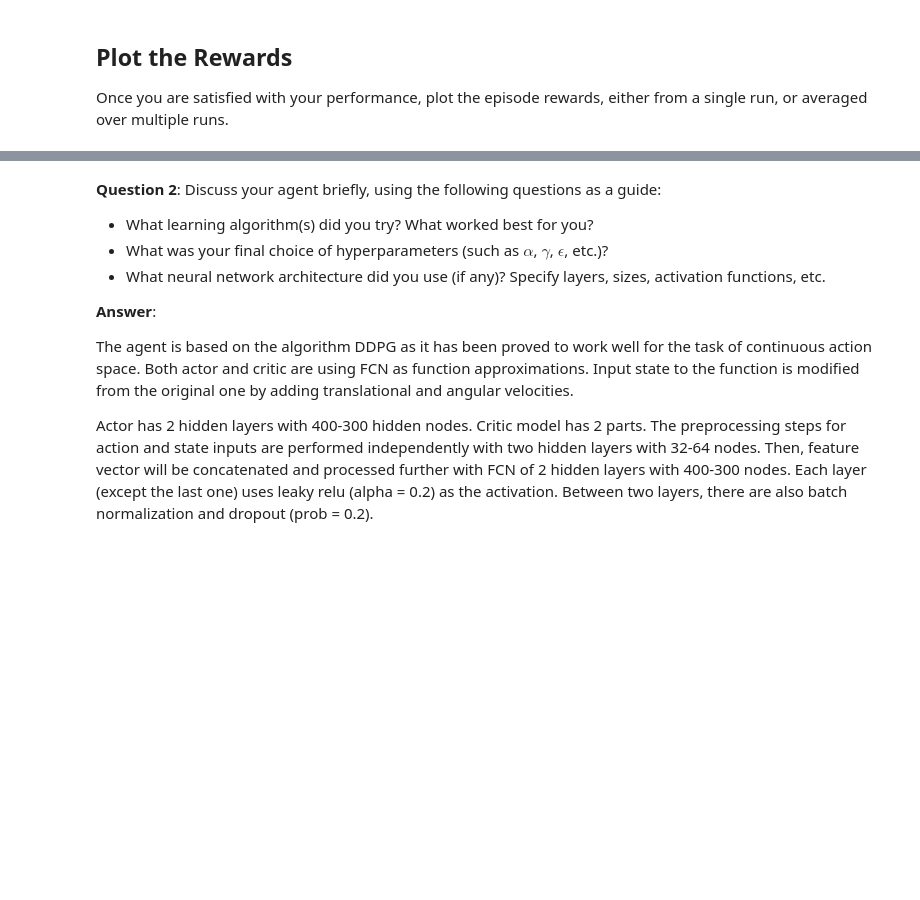
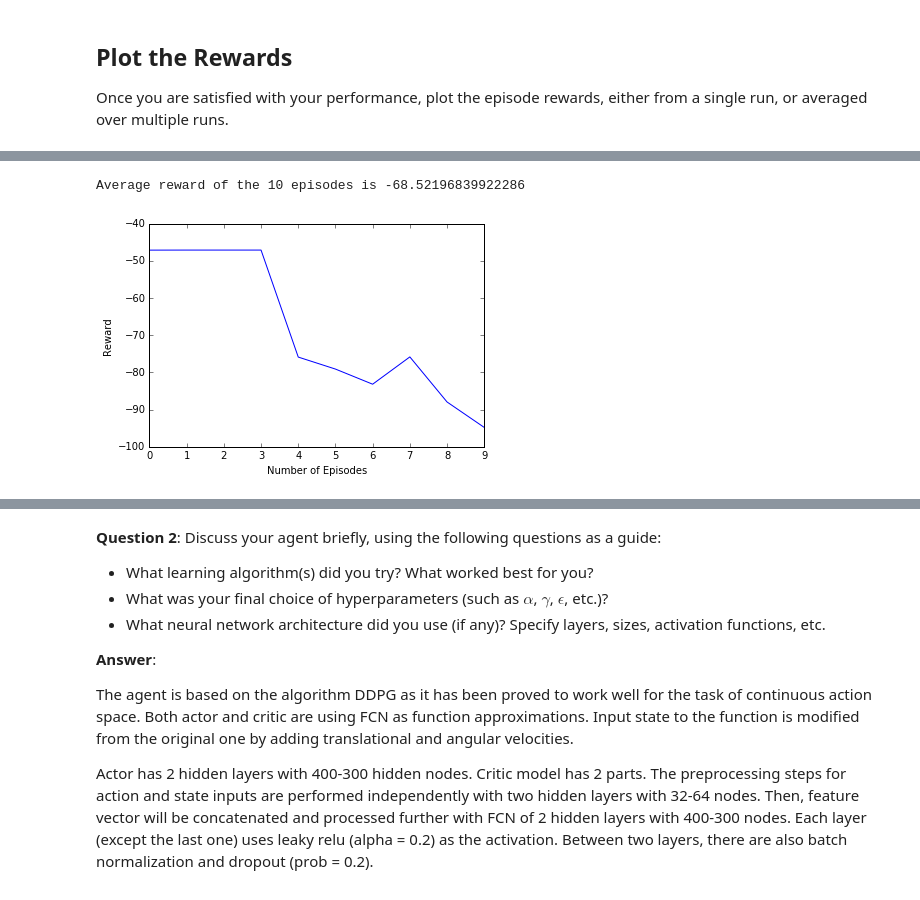
Before and after one commit to pathpot/deep-learning-exercise, a Jupyter notebook: RL-Quadcopter-2/Quadcopter_Project.ipynb, the cells around one changed output, grey strips where cells are left out. Drawn from its saved outputs; the diff is of its cells as text; code cells hidden in the pictures; blank space fills up the shorter version.

```diff
--- a/RL-Quadcopter-2/Quadcopter_Project.ipynb
+++ b/RL-Quadcopter-2/Quadcopter_Project.ipynb
@@ -284,0 +303,9 @@ Average reward of the last 10 episodes is -192.6022105029881
+# %%
+plt.plot(test_rewards)
+plt.xlabel("Number of Episodes")
+plt.ylabel("Reward")
+
+print("Average reward of the 10 episodes is {}".format(np.mean(test_rewards)))
+# %% [output]
+Average reward of the 10 episodes is -68.52196839922286
+[figure, added]
```
Also changed, not shown: parts of 16 cells of this notebook, 6 other files.
